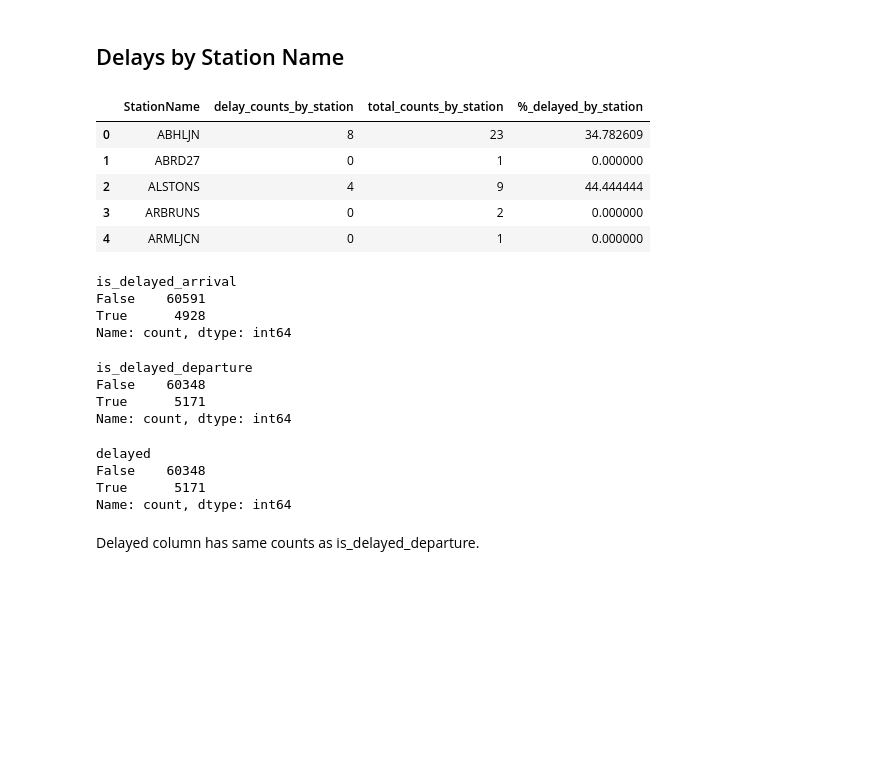
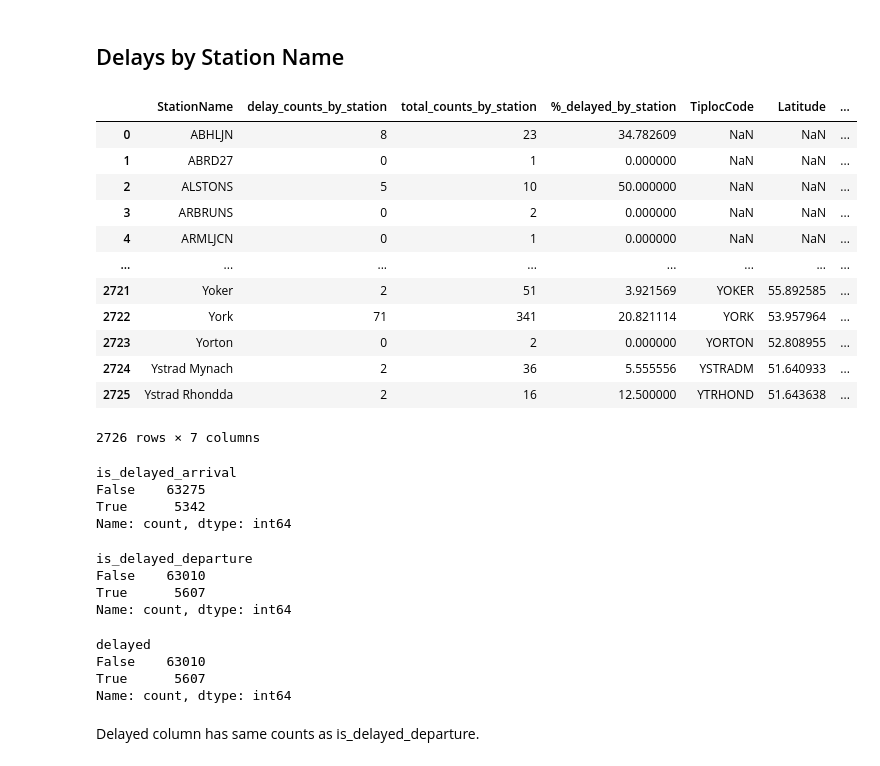
Before and after one commit to julessaldivar/-UK-Rail-Data-Pipeline-EDA, a Jupyter notebook: UK_RAil_EDA.ipynb, the cells around one changed output. Saved outputs shown, nothing was run; the diff lists cells and outputs as text; code cells hidden in the pictures; blank space fills up the shorter version.

```diff
--- a/UK_RAil_EDA.ipynb
+++ b/UK_RAil_EDA.ipynb
@@ -259,7 +281,7 @@ Name: count, dtype: int64
 df_merged['StationName'] = df_merged['StationName'].fillna(df_merged['train_platform'])
 
 # Drop TiplocCode to avoid redundency
-df_merged.drop(columns=['TiplocCode'], inplace=True)
+# df_merged.drop(columns=['TiplocCode'], inplace=True)
 
 # Replace 'Rail Station' with an empty string to make more readable
 df_merged['StationName'] = df_merged['StationName'].str.replace(' Rail Station', '')
@@ -332,31 +364,43 @@ delays_route = delays_by_route.to_csv('./cleaned_data/delays_by_route.csv', inde
 # %% [markdown]
 ## Delays by Station Name
 # %%
-# Calculate the count of delays for each Station Name
-delay_counts_by_station = df_merged.groupby('StationName')['delayed'].sum().reset_index()
+df_extracted2 = df_merged[['StationName', 'TiplocCode', 'delayed', 'Latitude', 'Longitude']]
+
+# Calculate the count of delays for each StationName
+delay_counts_by_station = df_extracted2.groupby('StationName')['delayed'].sum().reset_index()
 delay_counts_by_station.rename(columns={'delayed': 'delay_counts_by_station'}, inplace=True)
 
-# Calculate the total count of records for each route_id
-total_counts_by_station = df_merged.groupby('StationName')['StationName'].count().reset_index(name='total_counts_by_station')
+# Calculate the total count of records for each StationName
+total_counts_by_station = df_extracted2.groupby('StationName')['StationName'].count().reset_index(name='total_counts_by_station')
 
 # Merge the delay counts and total counts
 delay_summary_station = delay_counts_by_station.merge(total_counts_by_station, on='StationName')
 
-# Calculate the % delayed for each route_id
+# Calculate the % delayed for each StationName
 delay_summary_station['%_delayed_by_station'] = (delay_summary_station['delay_counts_by_station'] / delay_summary_station['total_counts_by_station']) * 100
 
 # Select the relevant columns
 delays_by_station = delay_summary_station[['StationName', 'delay_counts_by_station', 'total_counts_by_station', '%_delayed_by_station']]
 
+# Merge the dataframes on 'StationName' to add latitude and longitude
+delays_by_station = pd.merge(delays_by_station, df_extracted2[['StationName', 'TiplocCode', 'Latitude', 'Longitude']].drop_duplicates(), on='StationName', how='left')
+
 # Check
-delays_by_station.head()
+delays_by_station
 # %% [output]
-|  | StationName | delay_counts_by_station | total_counts_by_station | %_delayed_by_station |
-| 0 | ABHLJN | 8 | 23 | 34.782609 |
-| 1 | ABRD27 | 0 | 1 | 0.000000 |
-| 2 | ALSTONS | 4 | 9 | 44.444444 |
-| 3 | ARBRUNS | 0 | 2 | 0.000000 |
-| 4 | ARMLJCN | 0 | 1 | 0.000000 |
+|  | StationName | delay_counts_by_station | total_counts_by_station | %_delayed_by_station | TiplocCode | Latitude | ... |
+| 0 | ABHLJN | 8 | 23 | 34.782609 | NaN | NaN | ... |
+| 1 | ABRD27 | 0 | 1 | 0.000000 | NaN | NaN | ... |
+| 2 | ALSTONS | 5 | 10 | 50.000000 | NaN | NaN | ... |
+| 3 | ARBRUNS | 0 | 2 | 0.000000 | NaN | NaN | ... |
+| 4 | ARMLJCN | 0 | 1 | 0.000000 | NaN | NaN | ... |
+| ... | ... | ... | ... | ... | ... | ... | ... |
+| 2721 | Yoker | 2 | 51 | 3.921569 | YOKER | 55.892585 | ... |
+| 2722 | York | 71 | 341 | 20.821114 | YORK | 53.957964 | ... |
+| 2723 | Yorton | 0 | 2 | 0.000000 | YORTON | 52.808955 | ... |
+| 2724 | Ystrad Mynach | 2 | 36 | 5.555556 | YSTRADM | 51.640933 | ... |
+| 2725 | Ystrad Rhondda | 2 | 16 | 12.500000 | YTRHOND | 51.643638 | ... |
+2726 rows × 7 columns
 # %%
 # exporting delays by station to csv
 delay_stations = delays_by_station.to_csv('./cleaned_data/delays_by_station.csv', index=False, mode = 'w+')
@@ -365,22 +409,22 @@ delay_stations = delays_by_station.to_csv('./cleaned_data/delays_by_station.csv'
 df_merged['is_delayed_arrival'].value_counts()
 # %% [output]
 is_delayed_arrival
-False    60591
-True      4928
+False    63275
+True      5342
 Name: count, dtype: int64
 # %%
 df_merged['is_delayed_departure'].value_counts()
 # %% [output]
 is_delayed_departure
-False    60348
-True      5171
+False    63010
+True      5607
 Name: count, dtype: int64
 # %%
 df_merged['delayed'].value_counts()
 # %% [output]
 delayed
-False    60348
-True      5171
+False    63010
+True      5607
 Name: count, dtype: int64
 # %% [markdown]
 Delayed column has same counts as is_delayed_departure.
```
Also changed, not shown: parts of 17 cells of this notebook.
